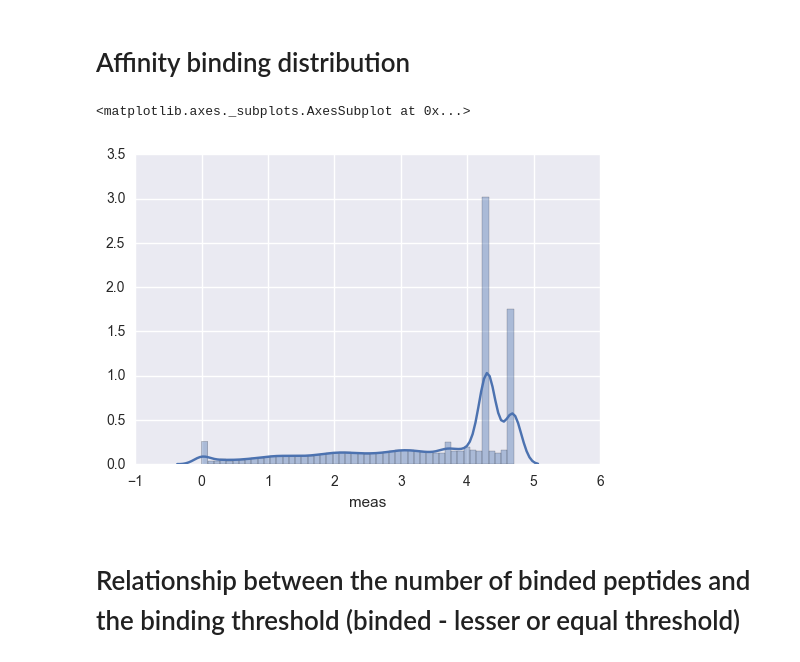
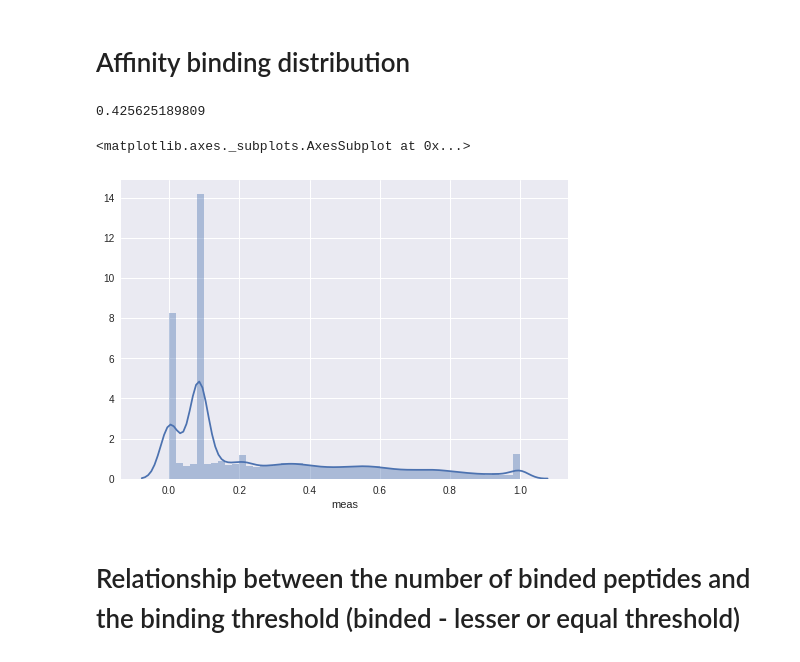
Before and after one commit to imminfo/mhc, a Jupyter notebook: eda.ipynb, the cells around one changed output. Saved outputs shown, nothing was run; the diff lists cells and outputs as text; code cells hidden in the pictures.

```diff
--- a/eda.ipynb
+++ b/eda.ipynb
@@ -34,11 +34,13 @@ df.describe()
 df.loc[df.meas > 50000, "meas"] = 50000
 # %% [markdown]
 # Affinity binding distribution
-# %%
-sns.distplot(np.log10(df.meas))
-# %% [output]
-<matplotlib.axes._subplots.AxesSubplot at 0x...>
-[figure, removed]
+# %%
+print(1 - np.log(500) / np.log(50000))
+sns.distplot(1 - np.log(df.meas) / np.log(50000))
+# %% [output]
+0.425625189809
+<matplotlib.axes._subplots.AxesSubplot at 0x...>
+[figure, added]
 # %% [markdown]
 # Relationship between the number of binded peptides and the binding threshold (binded - lesser or equal threshold)
 # %%
```
Also changed, not shown: 1 other file.
